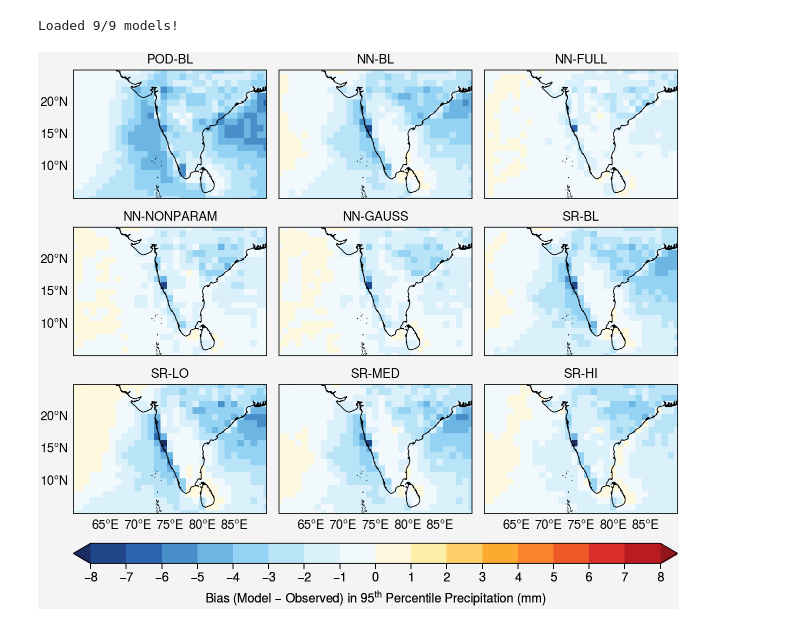
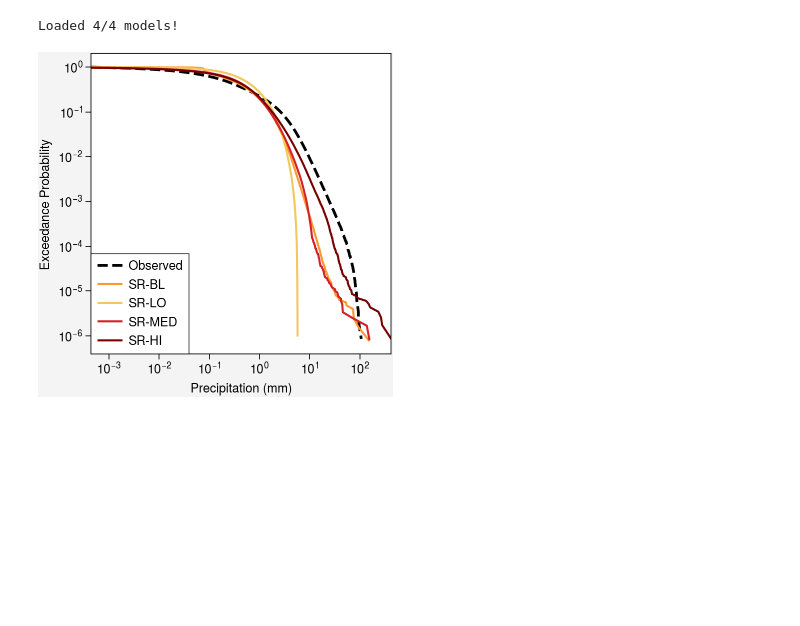
Before and after one commit to savannahferretti/monsoon-discovery, a Jupyter notebook: notebooks/extremes.ipynb, the cells around one changed output. Drawn from its saved outputs; the diff is of its cells as text; code cells hidden in the pictures; blank space fills up the shorter version.

```diff
--- a/notebooks/extremes.ipynb
+++ b/notebooks/extremes.ipynb
@@ -33,9 +33,7 @@ LONRANGE  = CONFIGS['domain']['lonrange']
 MODELS    = CONFIGS['experiments']
 SPLIT     = 'test'
 
-MODELDICT = {'pod_bl':{'label':MODELS['pod']['runs']['pod_bl']['description'],'color':MODELS['pod']['runs']['pod_bl']['color'],'marker':'x'}}
-for name,rc in MODELS['nn']['runs'].items():
-    MODELDICT[name] = {'label':rc['description'],'color':rc['color'],'marker':'D'}
+MODELDICT = {}
 for name,rc in MODELS['sr']['optimizedeqs'].items():
     MODELDICT[name] = {'label':rc['description'],'color':rc['color'],'marker':'o'}
 # %%
@@ -58,7 +56,7 @@ for name in MODELDICT:
 
 print(f'Loaded {len(results)}/{len(MODELDICT)} models!')
 # %% [output]
-Loaded 9/9 models!
+Loaded 4/4 models!
 # %%
 def exceedance_curve(arr):
     flat = arr.ravel()
@@ -67,17 +65,19 @@ def exceedance_curve(arr):
     prob = np.arange(len(flat),0,-1)/len(flat)
     return flat,prob
 
-obs         = next(iter(results.values()))[0]
-obs_x,obs_p = exceedance_curve(obs.values)
+obs = next(iter(results.values()))[0]
+obsvalues,obsprob = exceedance_curve(obs.values)
 # %%
 fig,ax = pplt.subplots(refwidth=3)
-ax.plot(obs_x,obs_p,color='k',linestyle='--',linewidth=2,label='Observed',zorder=0)
+ax.plot(obsvalues,obsprob,color='k',linestyle='--',linewidth=2,label='Observed',zorder=0)
 for name,info in MODELDICT.items():
     if name not in results:continue
-    pred_x,pred_p = exceedance_curve(results[name][1].values)
-    ax.plot(pred_x,pred_p,color=info['color'],linewidth=1.5,label=info['label'])
+    predvalues,predprob = exceedance_curve(results[name][1].values)
+    ax.plot(predvalues,predprob,color=info['color'],linewidth=1.5,label=info['label'])
 ax.format(grid=False,xlabel='Precipitation (mm)',xscale='log',xformatter='log',
           ylabel='Exceedance Probability',yscale='log',yformatter='log')
 ax.legend(loc='ll',ncols=1)
 pplt.show()
 fig.save('../figs/fig_4.jpg')
+# %% [output]
+[figure, added]
@@ -95,14 +83,0 @@ vmax = max(float(abs(b).max()) for b in biases)
-# %%
-fig,axs = pplt.subplots(nrows=3,ncols=3,proj='cyl',figwidth=6.5,share=True)
-axs.format(coast=True,latlim=LATRANGE,lonlim=LONRANGE,latlines=[10,15,20],lonlines=5,grid=False)
-axs[-1,:].format(lonlabels='b')
-axs[:,0].format(latlabels='l')
-m = None
-for ax,name,bias in zip(axs,ordered,biases):
-    m = ax.pcolormesh(bias.lon,bias.lat,bias,cmap='ColdHot',vmin=-vmax,vmax=vmax,levels=21,extend='both')
-    ax.format(title=MODELDICT[name]['label'])
-fig.colorbar(m,loc='b',label='Bias (Model $-$ Observed) in 95$^{th}$ Percentile Precipitation (mm)',ticks=1)
-pplt.show()
-fig.save('../figs/fig_5.jpg')
-# %% [output]
-[figure, removed]
```
Also changed, not shown: parts of 3 cells of this notebook, 10 other files.
